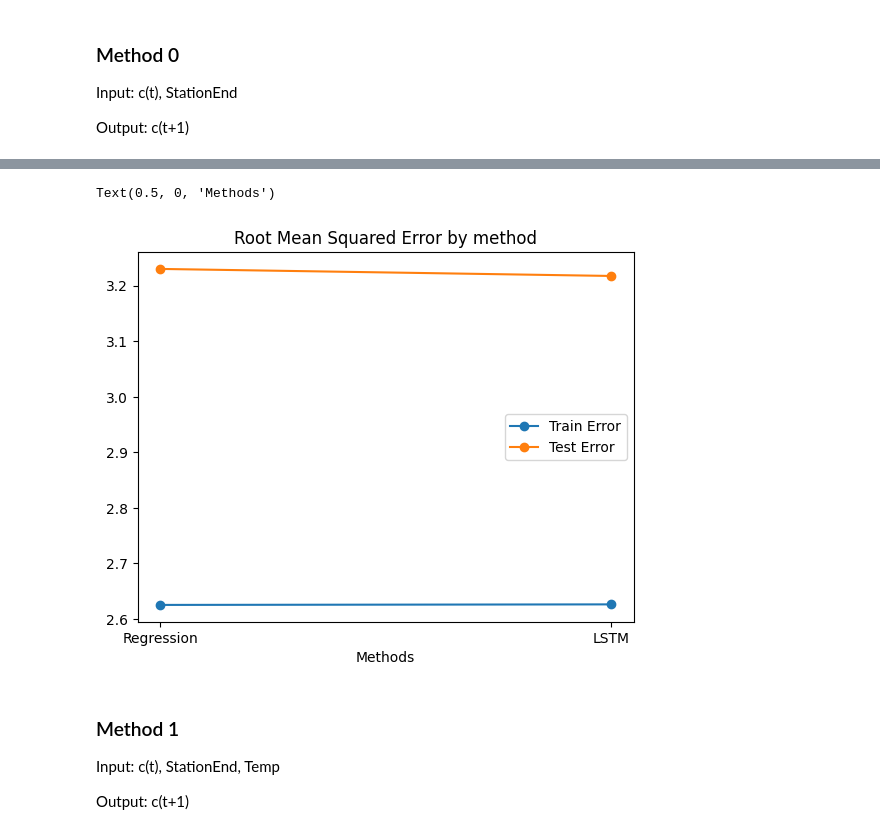
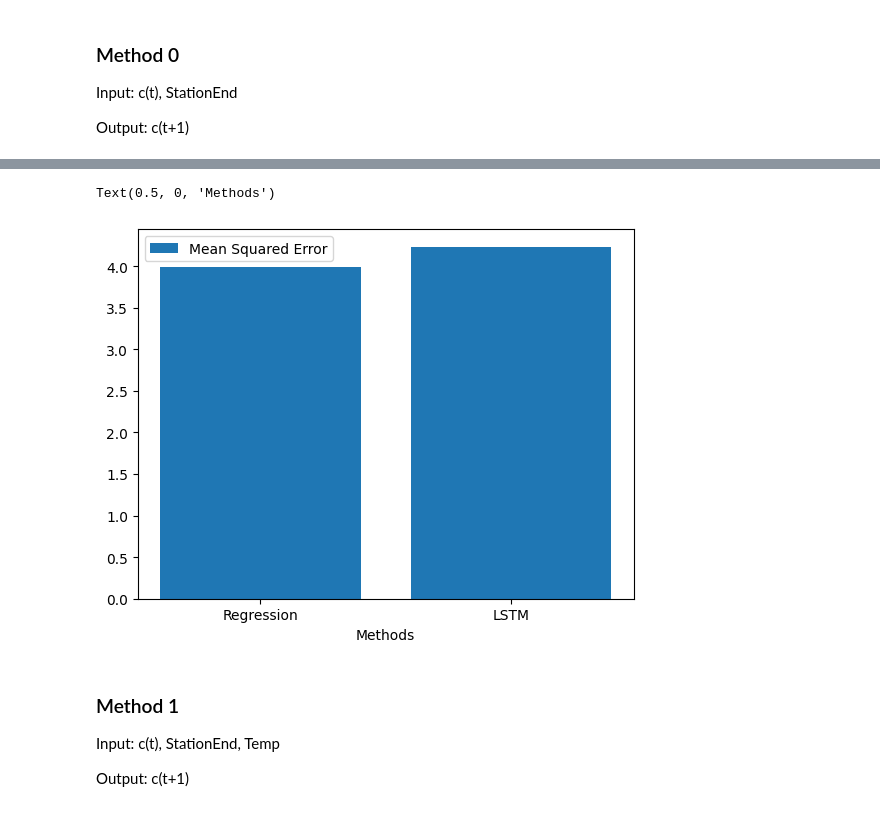
Before and after one commit to FlipGoncalves/BikeSharingDeepLearning, a Jupyter notebook: lstmDateMinCluster.ipynb, the cells around one changed output, grey strips where cells are left out. Drawn from its saved outputs; the diff is of its cells as text; code cells hidden in the pictures.

```diff
--- a/lstmDateMinCluster.ipynb
+++ b/lstmDateMinCluster.ipynb
@@ -205,12 +226,10 @@ Test Score: 3.22 MSE
 # %%
-plt.plot(["Regression", "LSTM"], [2.62536746, 2.63], marker="o")
-plt.plot(["Regression", "LSTM"], [3.23016036, 3.22], marker="o")
-plt.legend(["Train Error", "Test Error"])
-plt.title("Root Mean Squared Error by method")
+plt.bar(["Regression", "LSTM"], [3.9857409829075623, 4.233919239044189])
+plt.legend(["Mean Squared Error"])
 plt.xlabel("Methods")
 # %% [output]
 Text(0.5, 0, 'Methods')
-[figure, old version]
+[figure, new version]
 # %% [markdown]
 ### Method 1
 Input: c(t), StationEnd, Temp
```
Also changed, not shown: parts of 26 cells of this notebook, 1 other file.
